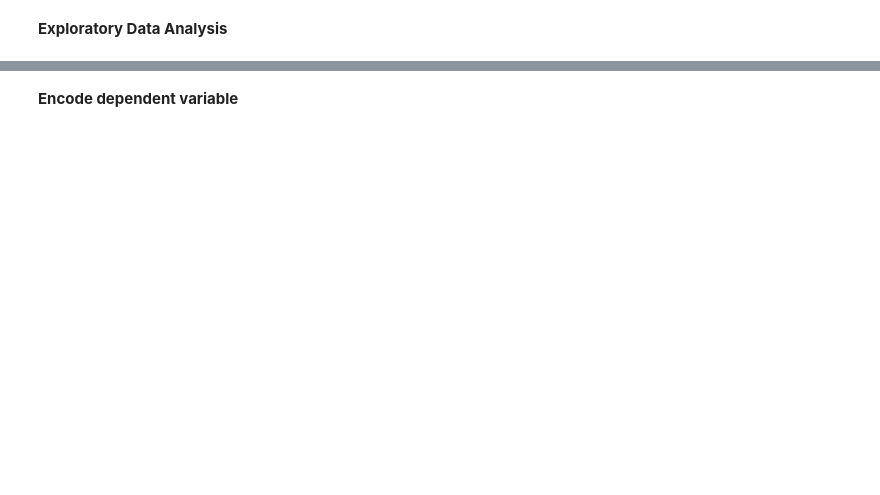
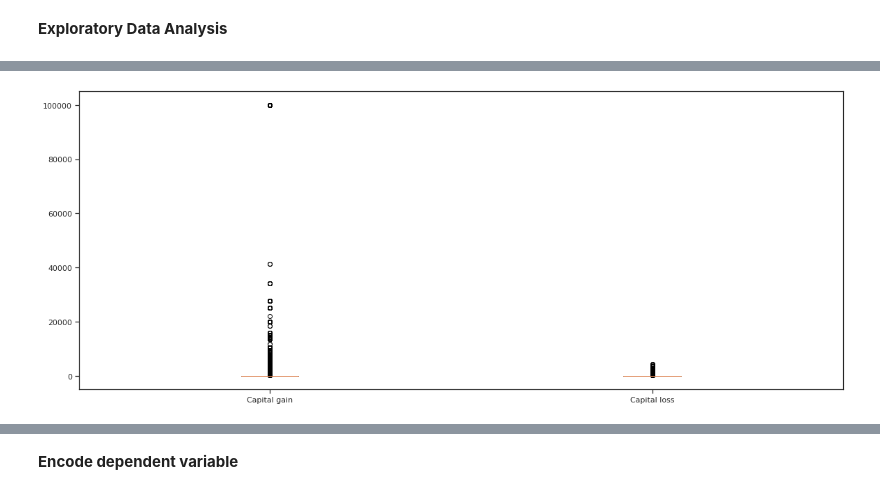
Before and after one commit to hoangcuongnguyen2001/Income-Analysis, a Jupyter notebook: Income_analysis.ipynb, the cells around one changed output, grey strips where cells are left out. Drawn from its saved outputs; the diff is of its cells as text; code cells hidden in the pictures; blank space fills up the shorter version.

```diff
--- a/Income_analysis.ipynb
+++ b/Income_analysis.ipynb
@@ -107,0 +164,11 @@ dtype: int64
+# %%
+def cm_to_inch(value):
+    return value/2.54
+
+
+plt.figure(figsize=(cm_to_inch(50), cm_to_inch(20)))
+
+plt.boxplot([df['capital.gain'], df['capital.loss']], labels = ['Capital gain', 'Capital loss'])
+plt.show()
+# %% [output]
+[figure, added]
```
Also changed, not shown: parts of 32 cells of this notebook.
